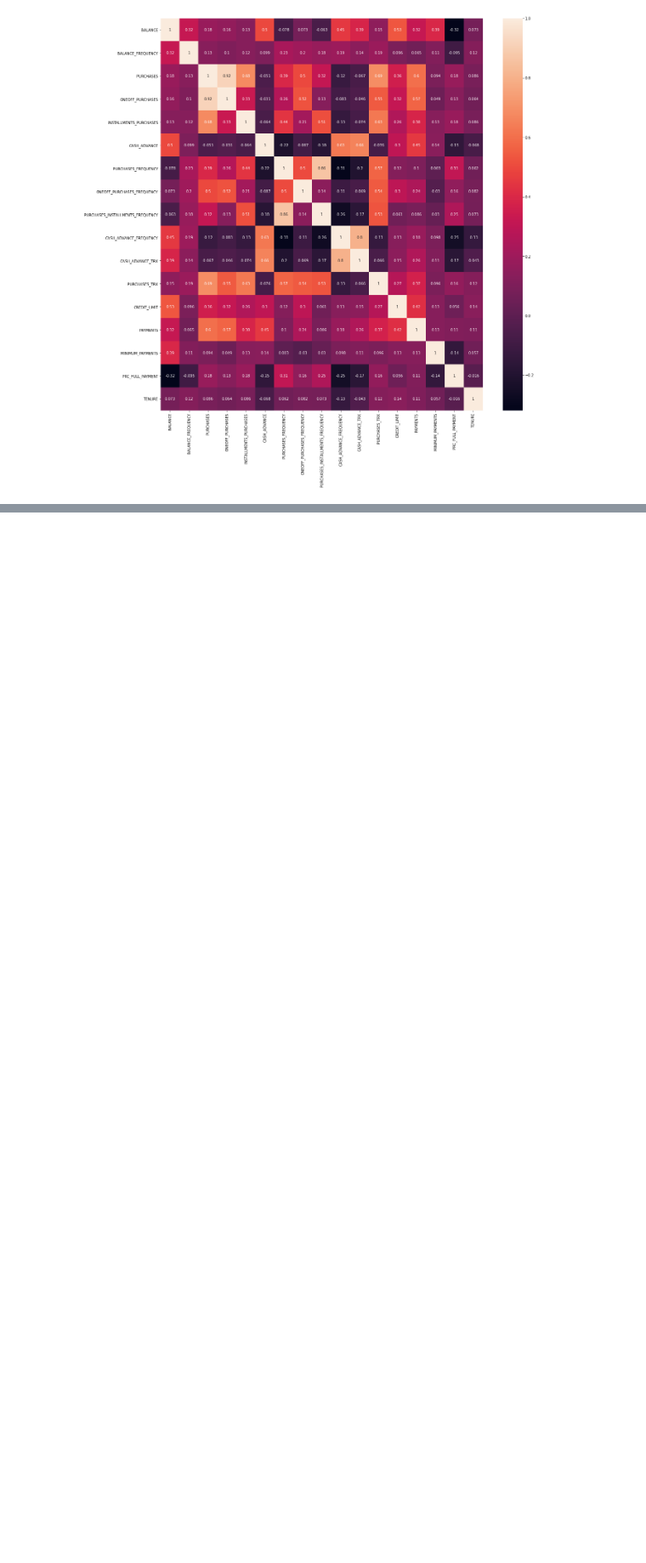
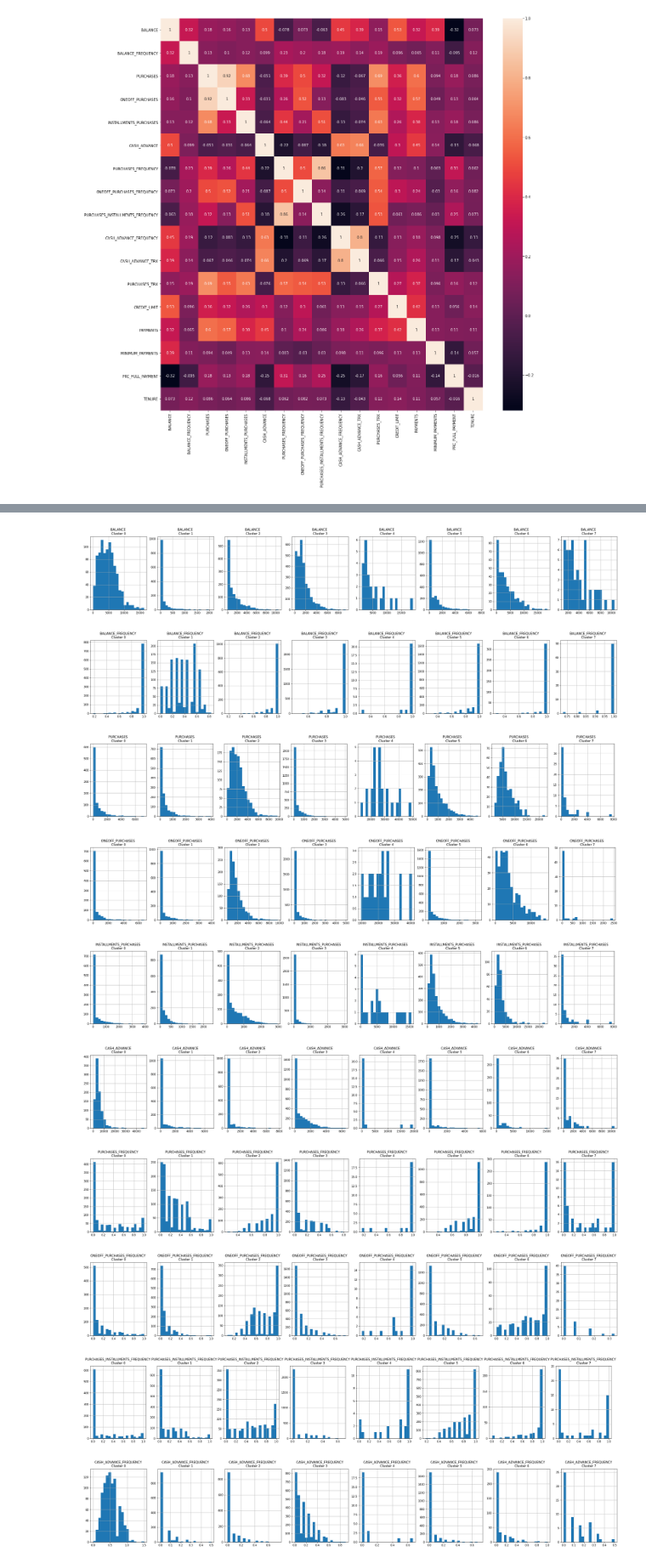
Before and after one commit to caiquemiranda/machine-learning-business-python, a Jupyter notebook: M-department.ipynb, the cells around one changed output, grey strips where cells are left out. Shown at 85% size. Saved outputs shown, nothing was run; the diff lists cells and outputs as text; code cells hidden in the pictures; blank space fills up the shorter version.

```diff
--- a/M-department.ipynb
+++ b/M-department.ipynb
@@ -191,0 +247,5 @@ sns.heatmap(correlações, annot=True);
+# %%
+# agrupamento com kmeans
+kmeans = KMeans(n_clusters=8)
+kmeans.fit(clientes_scaler)
+labels = kmeans.labels_
@@ -191,0 +297,4 @@ sns.heatmap(correlações, annot=True);
+# %%
+# adcionar os grupos a base de dados
+clientes_df_completo = pd.concat([clientes_df, pd.DataFrame({'cluster': labels})], axis = 1)
+clientes_df_completo.head()
@@ -191,0 +308,20 @@ sns.heatmap(correlações, annot=True);
+# %%
+for i in clientes_df.columns:
+  plt.figure(figsize=(35,5))
+  for j in range(8):
+    plt.subplot(1, 8, j + 1)
+    cluster = clientes_df_completo[clientes_df_completo['cluster'] == j]
+    cluster[i].hist(bins = 20)
+    plt.title('{} \nCluster {}'.format(i, j))
+  plt.show()
+# %% [output]
+[figure, added]
+[figure, added]
+[figure, added]
+[figure, added]
+[figure, added]
+[figure, added]
+[figure, added]
+[figure, added]
+[figure, added]
+[figure, added]
```
Also changed, not shown: parts of 17 cells of this notebook, 1 other file.
